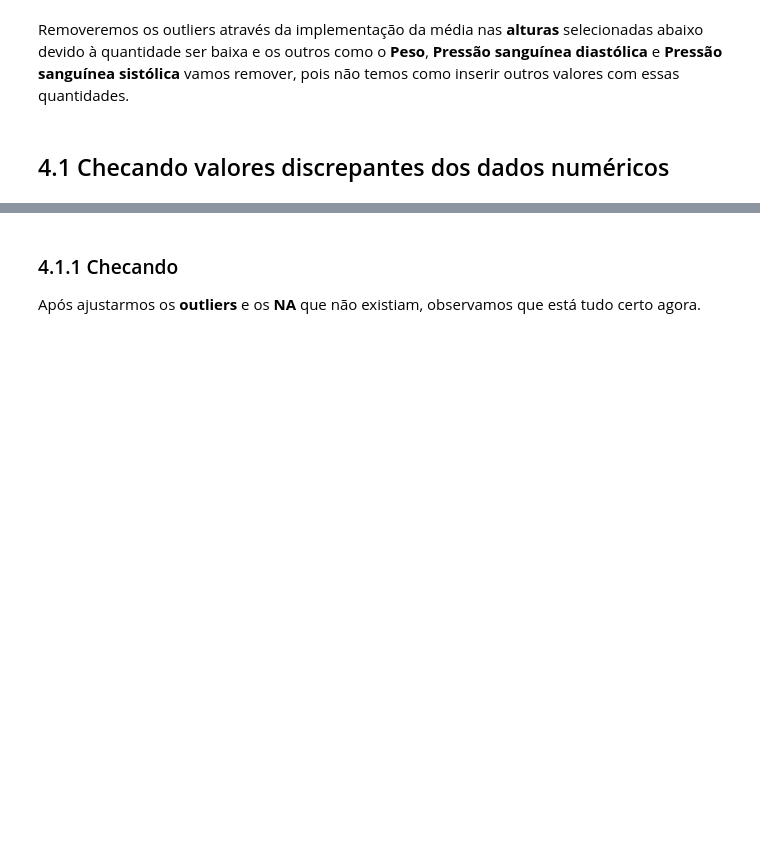
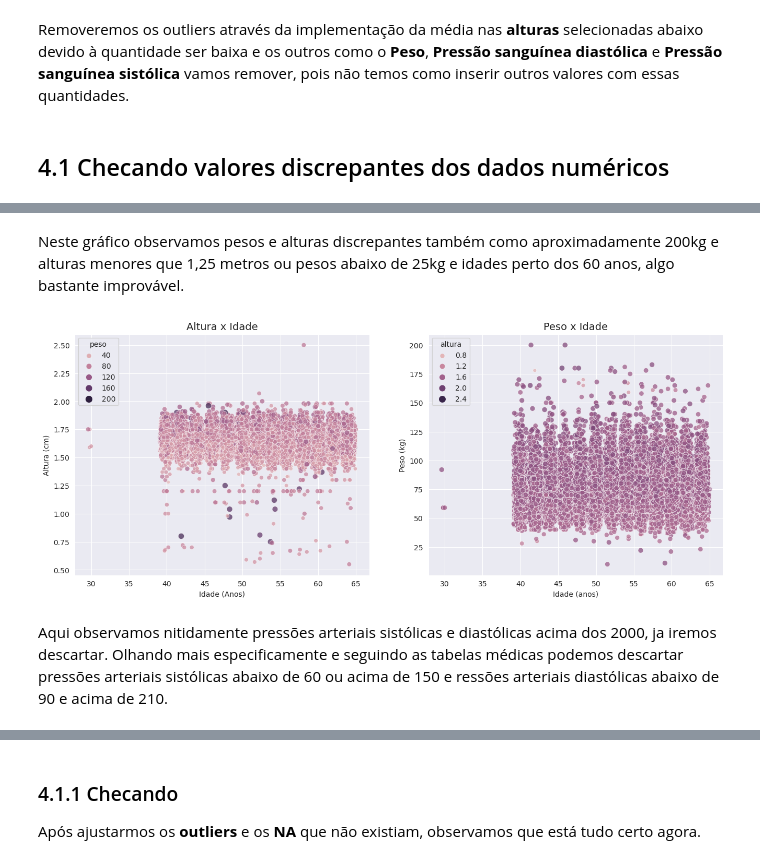
Before and after one commit to hugoferraz5/Projeto_Cardio_1, a Jupyter notebook: Projeto Cardio.ipynb, the cells around one changed output, grey strips where cells are left out. Cells and saved outputs as stored; diff of their text form; code cells hidden in the pictures; blank space fills up the shorter version.

```diff
--- a/Projeto Cardio.ipynb
+++ b/Projeto Cardio.ipynb
@@ -373,0 +385,22 @@ df1.to_csv('data_saves/df1.csv', index=False)
+# %% [markdown]
+Neste gráfico observamos pesos e alturas discrepantes também como aproximadamente  200kg e alturas menores que 1,25 metros ou pesos abaixo de 25kg e idades perto dos 60 anos, algo bastante improvável.
+# %%
+plt.figure(figsize=(16,6))
+
+plt.subplot(1,2,1)
+sns.scatterplot(x='idade_2', y='altura', data=df2, hue='peso', size='peso', alpha=0.75)
+plt.xlabel("Idade (Anos)")
+plt.ylabel("Altura (cm)")
+plt.title("Altura x Idade", fontsize=14)
+
+plt.subplot(1,2,2)
+sns.scatterplot(x='idade_2', y='peso', data=df2, hue='altura', size='altura', alpha=0.75)
+plt.xlabel("Idade (anos)")
+plt.ylabel("Peso (kg)")
+plt.title("Peso x Idade", fontsize=14)
+
+plt.show()
+# %% [output]
+[figure, added]
+# %% [markdown]
+Aqui observamos nitidamente pressões arteriais sistólicas e diastólicas acima dos 2000, ja iremos descartar. Olhando mais especificamente e seguindo as tabelas médicas podemos descartar pressões arteriais sistólicas abaixo de 60 ou acima de 150 e ressões arteriais diastólicas abaixo de 90 e acima de 210.
```
Also changed, not shown: parts of 20 cells of this notebook, 8 other files.
